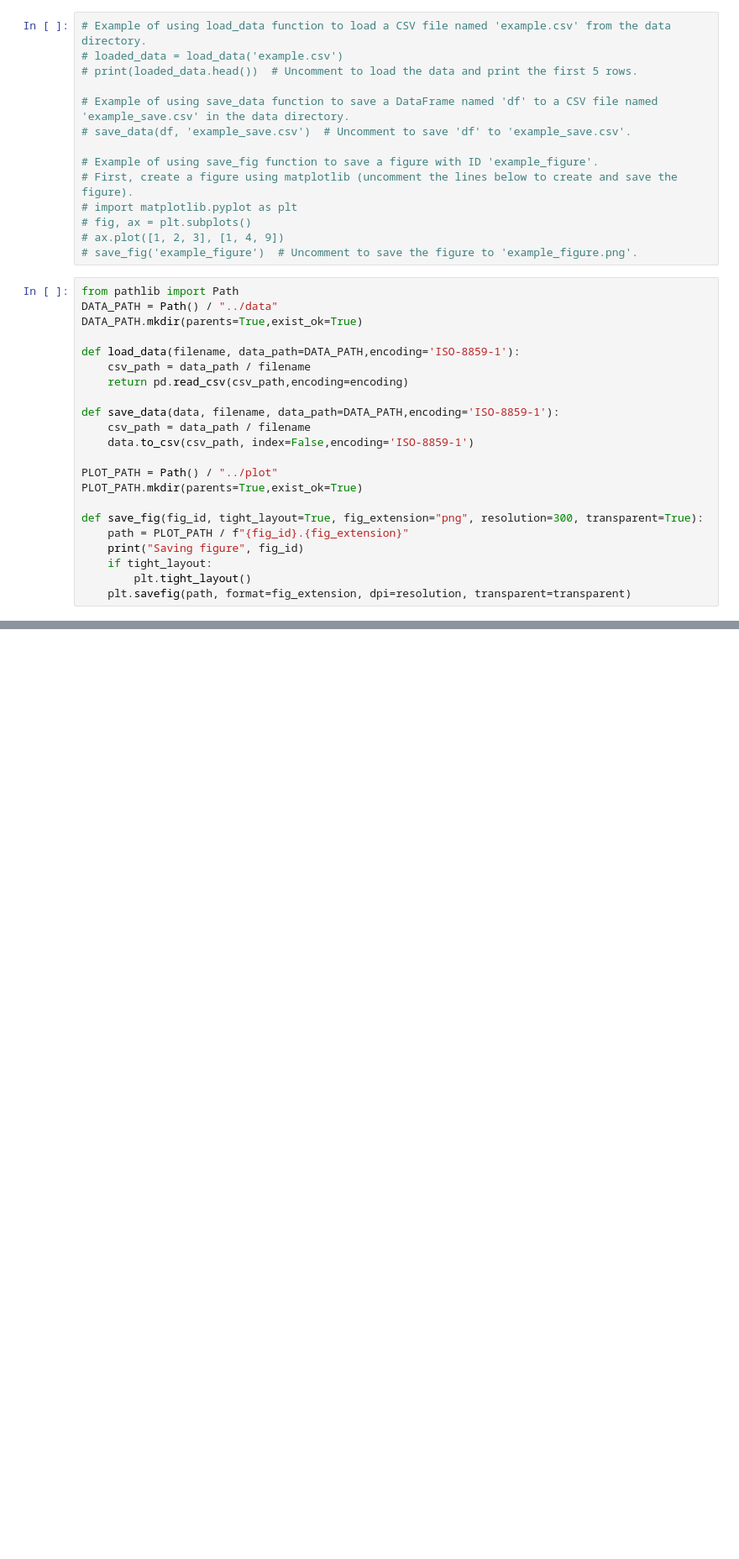
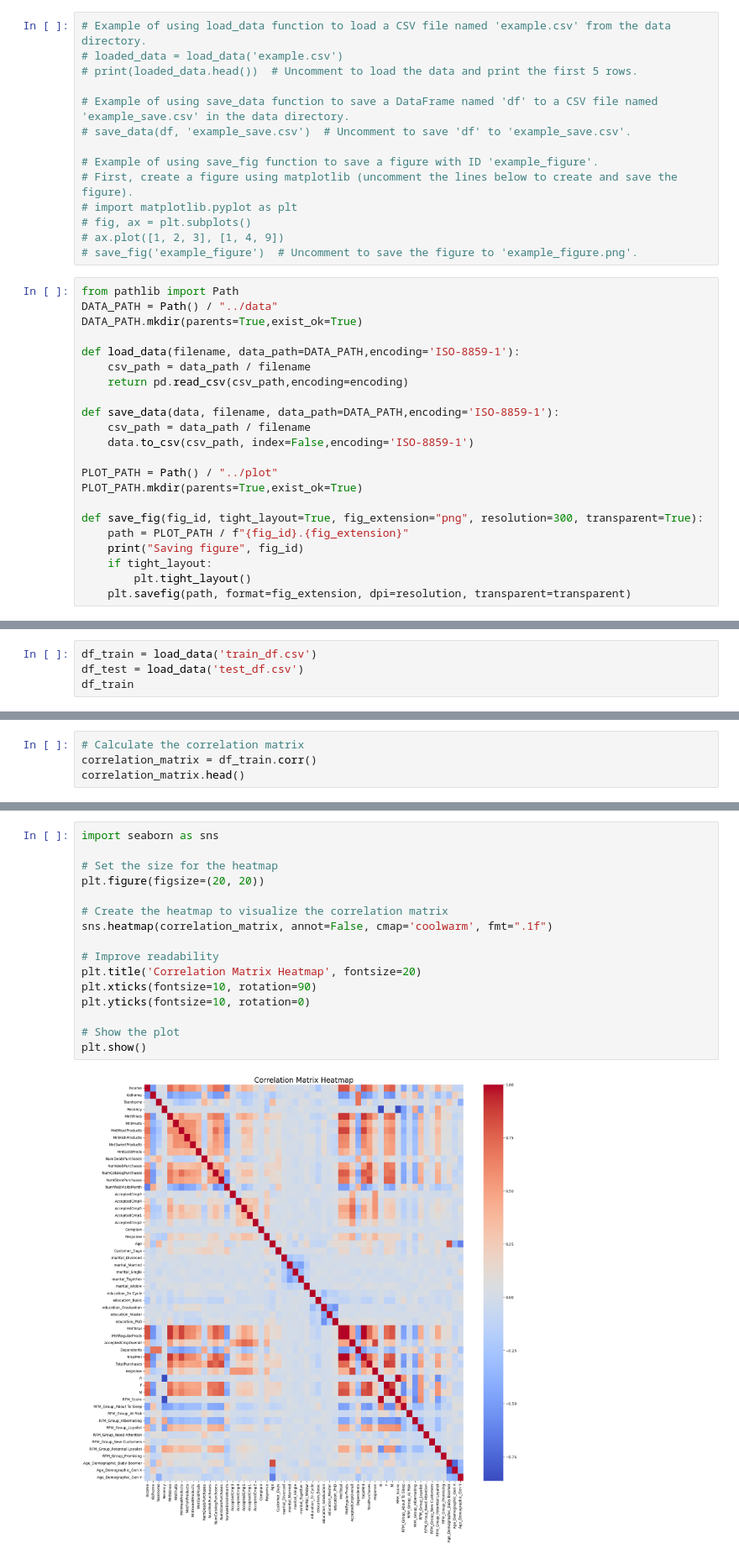
Before and after one commit to McGill-MMA-EnterpriseAnalytics/Marketing-Campaign-Analytics, a Jupyter notebook: modelling/campaign success model.ipynb, the cells around one changed output, grey strips where cells are left out. Shown at 84% size. Cells and saved outputs as stored; diff of their text form; blank space fills up the shorter version.

```diff
--- a/modelling/campaign success model.ipynb
+++ b/modelling/campaign success model.ipynb
@@ -41,0 +48,4 @@ def save_fig(fig_id, tight_layout=True, fig_extension="png", resolution=300, tra
+# %%
+df_train = load_data('train_df.csv')
+df_test = load_data('test_df.csv')
+df_train
@@ -41,0 +73,4 @@ def save_fig(fig_id, tight_layout=True, fig_extension="png", resolution=300, tra
+# %%
+# Calculate the correlation matrix
+correlation_matrix = df_train.corr()
+correlation_matrix.head()
@@ -41,0 +85,18 @@ def save_fig(fig_id, tight_layout=True, fig_extension="png", resolution=300, tra
+# %%
+import seaborn as sns
+
+# Set the size for the heatmap
+plt.figure(figsize=(20, 20))
+
+# Create the heatmap to visualize the correlation matrix
+sns.heatmap(correlation_matrix, annot=False, cmap='coolwarm', fmt=".1f")
+
+# Improve readability
+plt.title('Correlation Matrix Heatmap', fontsize=20)
+plt.xticks(fontsize=10, rotation=90)
+plt.yticks(fontsize=10, rotation=0)
+
+# Show the plot
+plt.show()
+# %% [output]
+[figure, added]
```
Also changed, not shown: parts of 9 cells of this notebook, 5 other files.
